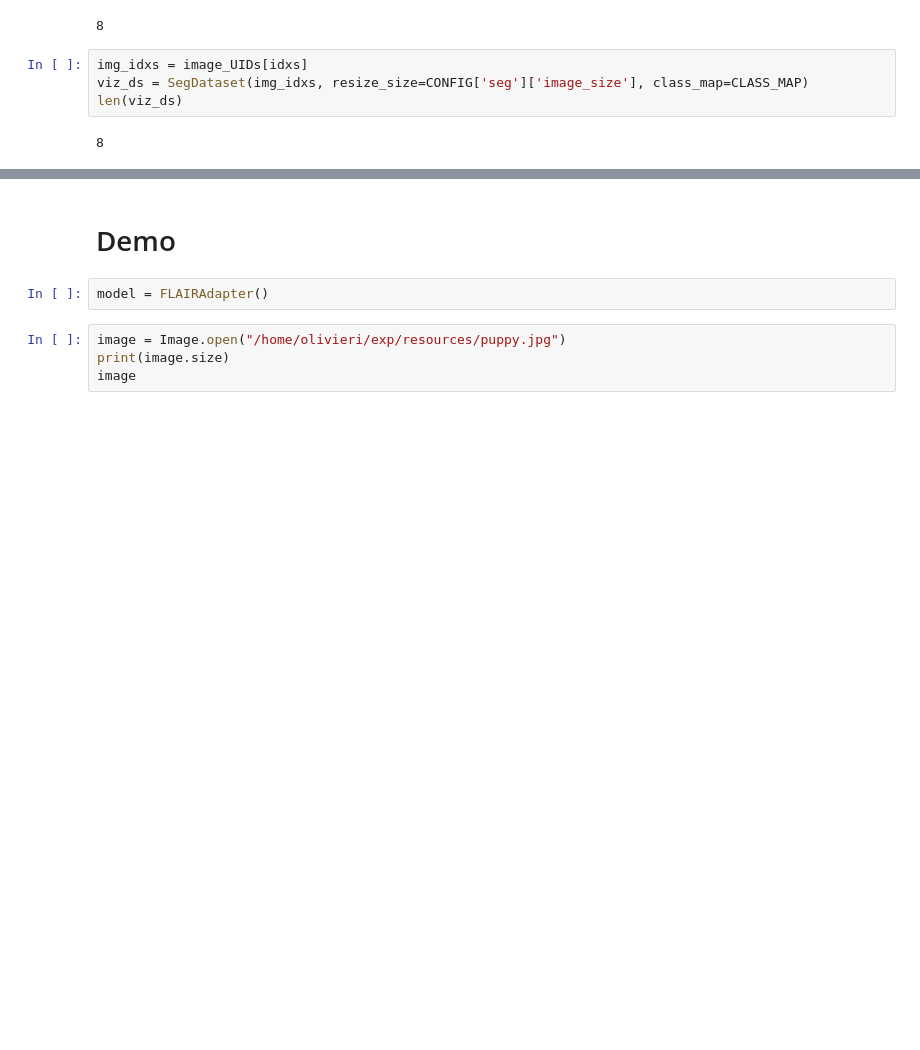
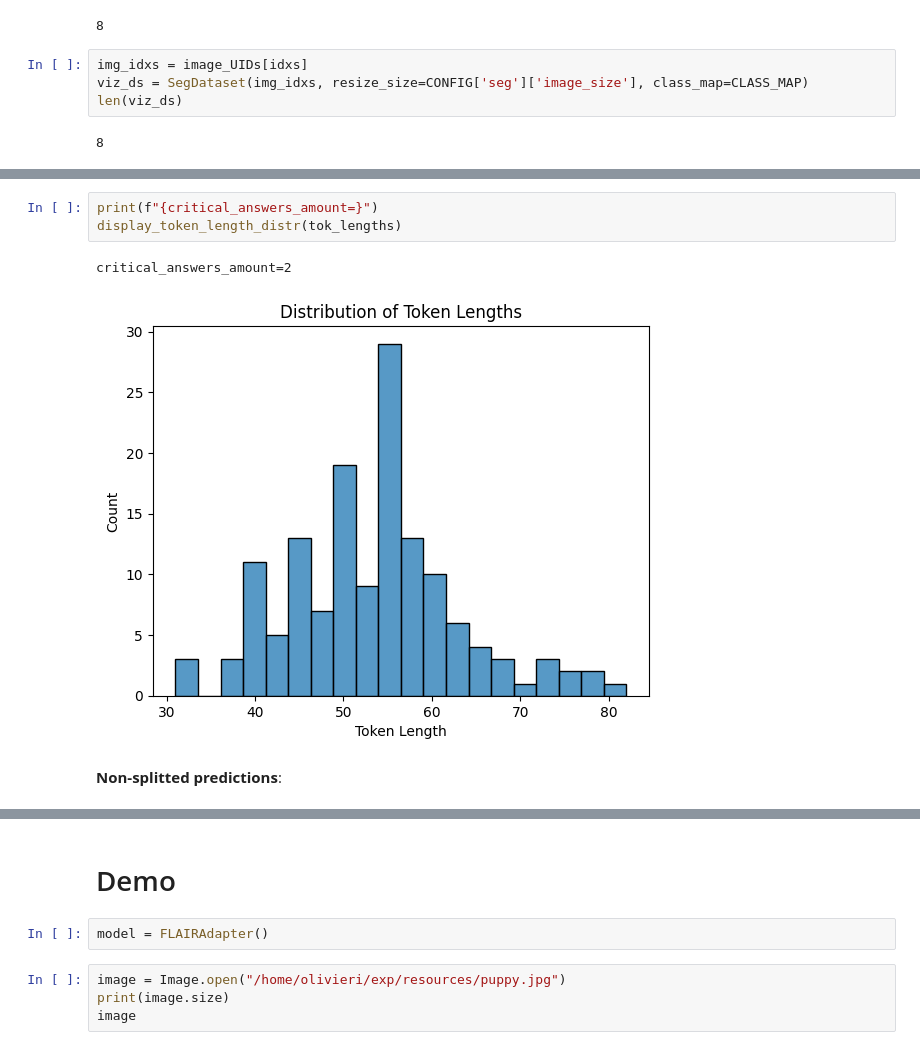
Before and after one commit to Luca-Olivieri/training-text-description-loss, a Jupyter notebook: notebooks/image_text_encoders_attn_maps.ipynb, the cells around one changed output, grey strips where cells are left out. Cells and saved outputs as stored; diff of their text form; blank space fills up the shorter version.

```diff
--- a/notebooks/image_text_encoders_attn_maps.ipynb
+++ b/notebooks/image_text_encoders_attn_maps.ipynb
@@ -67,0 +117,8 @@ plt.show()
+# %%
+print(f"{critical_answers_amount=}")
+display_token_length_distr(tok_lengths)
+# %% [output]
+critical_answers_amount=2
+[figure, added]
+# %% [markdown]
+**Non-splitted predictions**:
```
Also changed, not shown: parts of 19 cells of this notebook, 3 other files.
